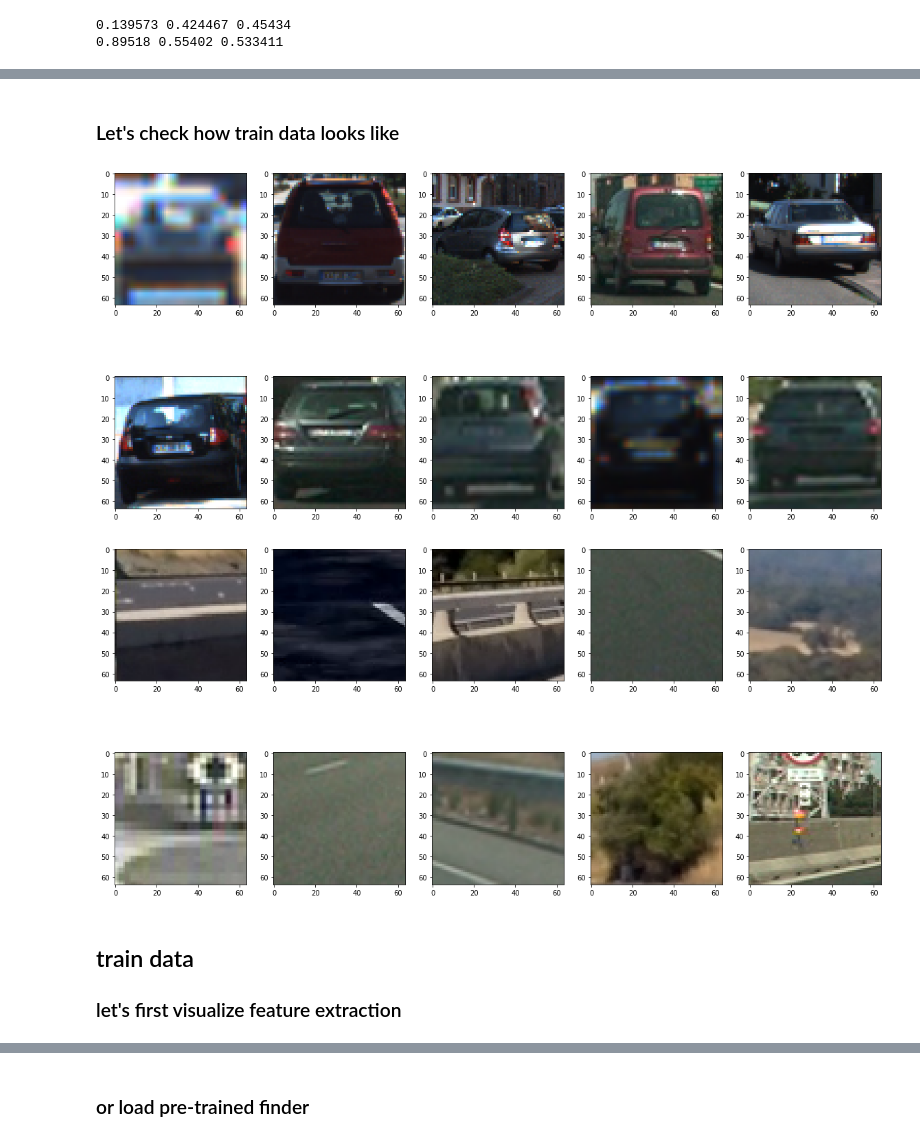
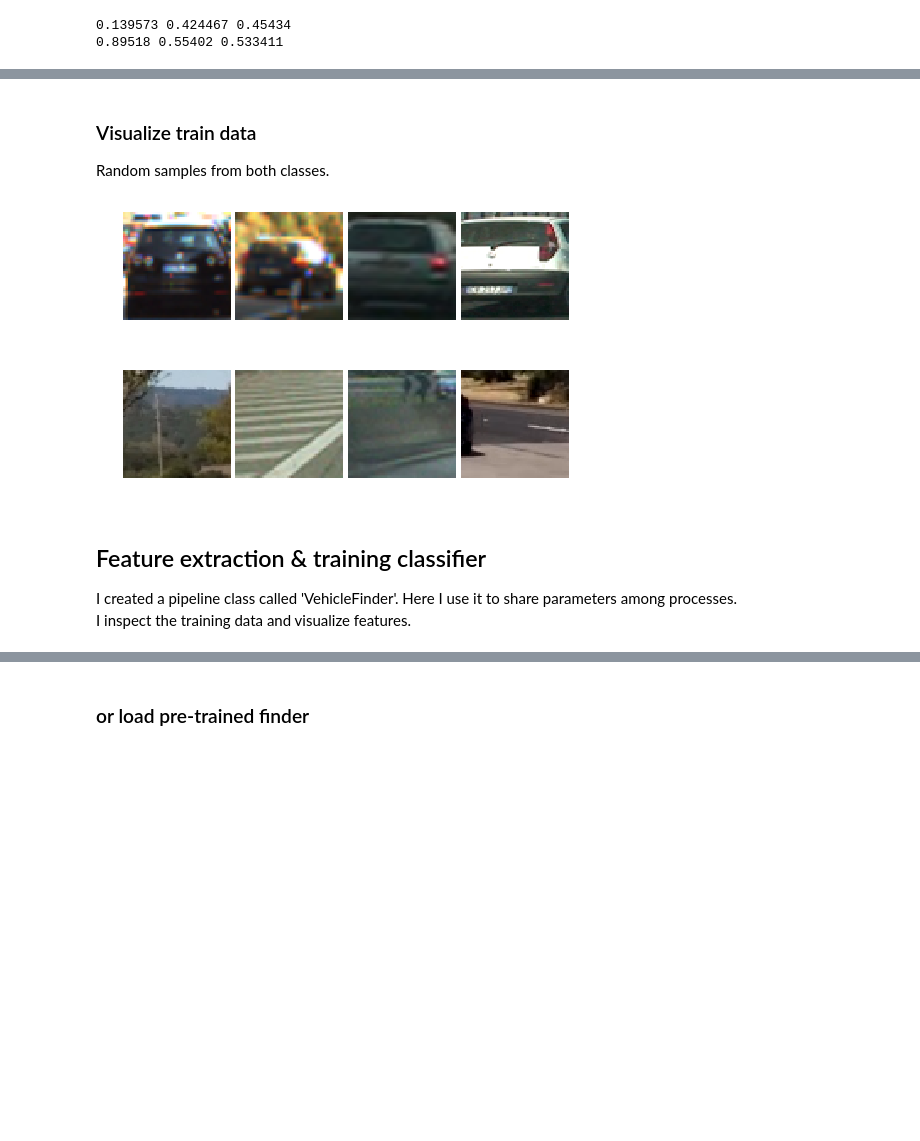
Before and after one commit to trivus/CarND-Vehicle-Detection, a Jupyter notebook: Vehicle_detection.ipynb, the cells around one changed output, grey strips where cells are left out. Saved outputs shown, nothing was run; the diff lists cells and outputs as text; code cells hidden in the pictures; blank space fills up the shorter version.

```diff
--- a/Vehicle_detection.ipynb
+++ b/Vehicle_detection.ipynb
@@ -45,23 +48,30 @@ plt.show()
+# %% [markdown]
+### Visualize train data
+Random samples from both classes.
 # %%
 # visualize few samples
 def show_samples_path(path_list, number=10):
-    f, axs = plt.subplots(number // 5, 5, figsize=(20,number))
+    rows = max(number // 5, 1)
+    plt.figure(figsize=(10, 5*rows))
+    grid = gridspec.GridSpec(rows, 5)
+    grid.update(wspace=.05, hspace=.05)
     show_list = random.sample(path_list, number)
     for i in range(number):
         img = mpimg.imread(show_list[i])
-        axs[i//5, i % 5].imshow(img)
+        plt.subplot(grid[i])
+        plt.axis('off')
+        plt.imshow(img)
     plt.show()
-# %% [markdown]
-### Let's check how train data looks like
 # %%
-show_samples_path(cars, 10)
-show_samples_path(notcars, 10)
+show_samples_path(cars, 4)
+show_samples_path(notcars, 4)
 # %% [output]
-[figure, old version]
+[figure, new version]
-[figure, old version]
+[figure, new version]
-# %% [markdown]
-## train data
-### let's first visualize feature extraction
+# %% [markdown]
+## Feature extraction & training classifier
+I created a pipeline class called 'VehicleFinder'. Here I use it to share parameters among processes.
+I inspect the training data and visualize features.
 # %%
 finder = VehicleFinder(color_space='YCrCb', spatial_size=(16,16), hist_nbins=32, hist_bins_range=(0,1.0),
                        hog_orient=9, hog_pix_per_cell=8, hog_cell_per_block=2, channel='all', heat_thresh=4)
```
Also changed, not shown: parts of 23 cells of this notebook, 5 other files.
